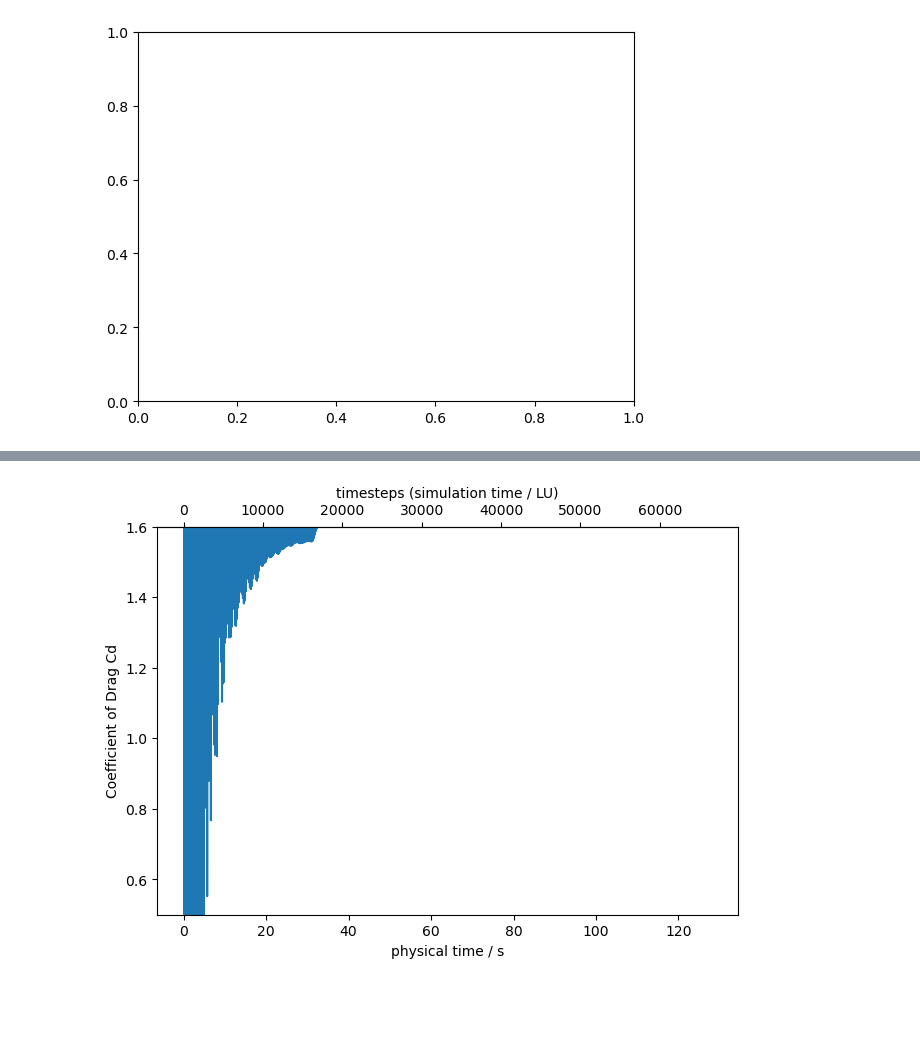
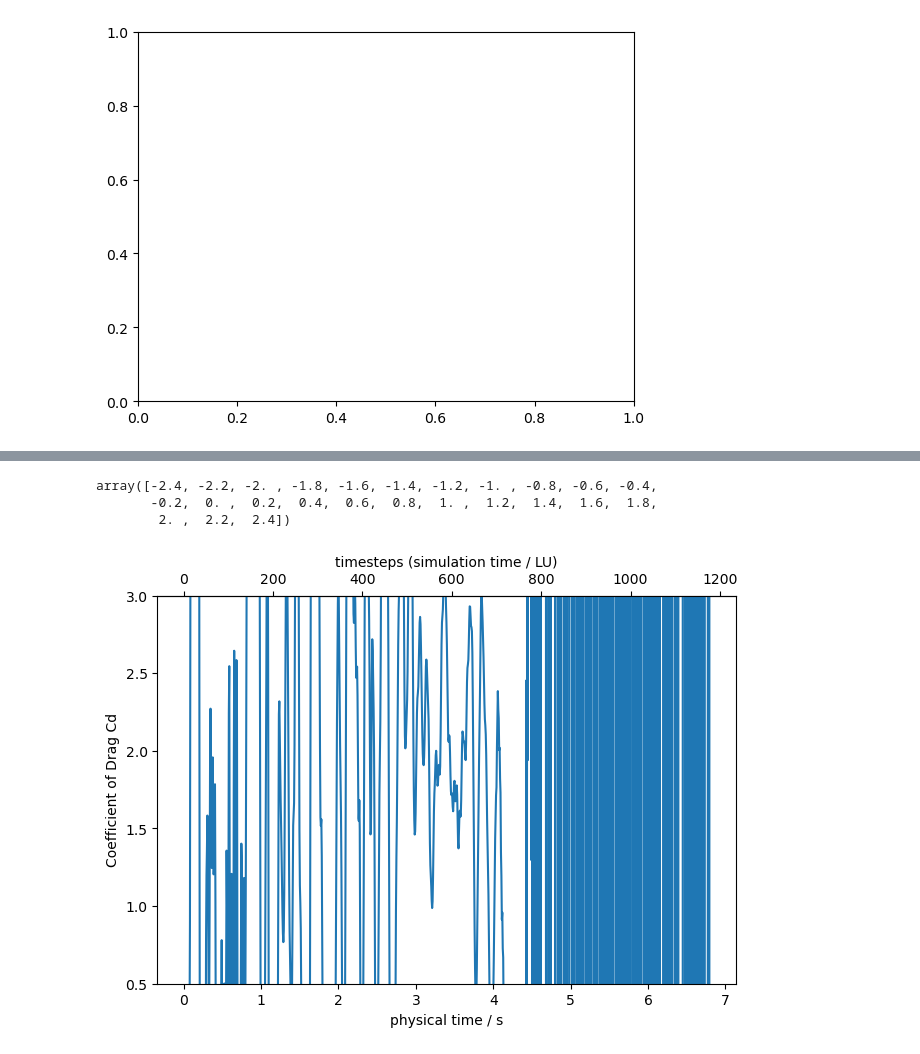
Before and after one commit to MaxBille/lettuce, a Jupyter notebook: myTest/cylinder3D_development_v2.ipynb, the cells around one changed output, grey strips where cells are left out. Saved outputs shown, nothing was run; the diff lists cells and outputs as text; code cells hidden in the pictures; blank space fills up the shorter version.

```diff
--- a/myTest/cylinder3D_development_v2.ipynb
+++ b/myTest/cylinder3D_development_v2.ipynb
@@ -17,7 +17,7 @@ import shutil
 from pyevtk.hl import imageToVTK
 # %%
 ### OUTPUT SETTINGS
-output_data = True
+output_data = False
 output_vtk = False  # is overwritten with False if output_data=False (see below)
 vtk_fps = 10
 
@@ -27,7 +27,7 @@ output_path = "/mnt/ScratchHDD1/Max_Scratch/lbm_simulations"  # lokal HBRS
 #output_path = "/home/mbille3s/02_lbm_simulations"  # cluster HBRS
 
 # name: if you want something specific in the dir-name
-name = "cyl3D_test_v2"
+name = "cyl3D_test_VelocityAverage_v01"
 
 # choose stencil: "D3Q9" dor 2D, "D3Q15", "D3Q19", "D3Q27" for 3D
 stencil_choice = "D3Q27"
@@ -35,9 +35,9 @@ stencil_choice = "D3Q27"
 collision_choice = "bgk"
 # %%
 ### SIMULATION PARAMETERS (and estimation of timesteps needed to reach T_target)
-re = 200   # Reynoldsnumber
+re = 3900   # Reynoldsnumber
 Ma = 0.05     # Machnumber
-n_steps = 145492 # number of steps
+n_steps = 34642 #145492 # number of steps
 setup_diameter = 1  # D_PU = char_length_pu -> this defines the PU-Reference
 flow_velocity = 1  # U_PU = char_velocity_pu -> this defines the PU-Reference velocity (u_max of inflow)
 
@@ -45,10 +45,10 @@ flow_velocity = 1  # U_PU = char_velocity_pu -> this defines the PU-Reference ve
 periodic_start = 0.9  # relative start of peak_finding for Cd_mean Measurement to cut of any transients
 
 # GEOMETRY
-gridpoints_per_diameter = 15  # gp_per_D = GPD -> this defines the resolution ( D_LU = GPD)
+gridpoints_per_diameter = 5  # gp_per_D = GPD -> this defines the resolution ( D_LU = GPD)
 domain_height_in_D = 5  # D/Y = DpY = diameters per domain width in Y-direction -> this defines the domain-size and total number of Lattice-Nodes
 domain_length_in_D = 2 * domain_height_in_D  # D/X = domain length in X- / flow-direction
-domain_width_in_D = domain_height_in_D  # D/Z = DpZ = diameters per domain width in Z-direction -> domain size in periodic 3rd dimension
+domain_width_in_D = 2  # D/Z = DpZ = diameters per domain width in Z-direction -> domain size in periodic 3rd dimension
 
 # RELATION [GPD to DpY] check
 # if DpY is even, resulting GPD can't be odd for symmetrical cylinder and channel
@@ -262,23 +392,30 @@ KeyboardInterrupt:
+# %%
+y_in_D
+# %% [output]
+array([-2.4, -2.2, -2. , -1.8, -1.6, -1.4, -1.2, -1. , -0.8, -0.6, -0.4,
+       -0.2,  0. ,  0.2,  0.4,  0.6,  0.8,  1. ,  1.2,  1.4,  1.6,  1.8,
+        2. ,  2.2,  2.4])
 # %%
 ### plot Drag coefficient
 
 drag_coefficient = np.array(Dragreport.out)
 #print('  stepLU        ', 'timePU        ', 'Cd')
 #print(drag_coefficient) # prints: stepLU, timePU, value
 
 fig, ax = plt.subplots(constrained_layout=True)
 ax.plot(drag_coefficient[:,1],drag_coefficient[:,2])
 ax.set_xlabel("physical time / s")
 ax.set_ylabel("Coefficient of Drag Cd")
 ax.set_ylim([0.5,1.6])
+ax.set_ylim([0.5,3])
 secax = ax.secondary_xaxis('top', functions=(flow.units.convert_time_to_lu, flow.units.convert_time_to_pu))
 secax.set_xlabel("timesteps (simulation time / LU)")
 if output_data:
     plt.savefig(output_path+dir_name+"/drag_coefficient.png")
     np.savetxt(output_path+dir_name+"/drag_coefficient.txt", drag_coefficient, header="stepLU  |  timePU  |  Cd  FROM str(timestamp)")
 plt.show()
 # %% [output]
-[figure, old version]
+[figure, new version]
 # %%
 ### calculate mean drag_coefficient in periodic region:
 try:
```
Also changed, not shown: parts of 18 cells of this notebook, 1 other file.
